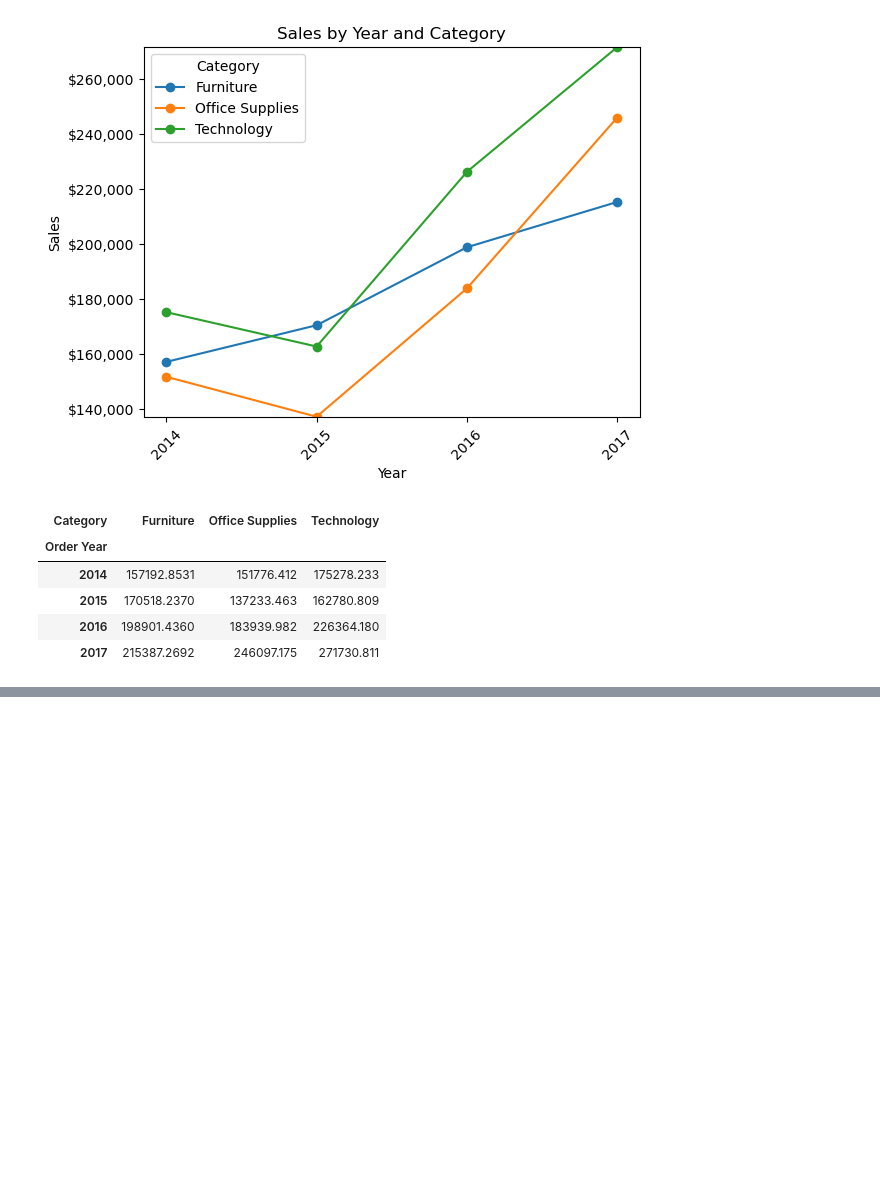
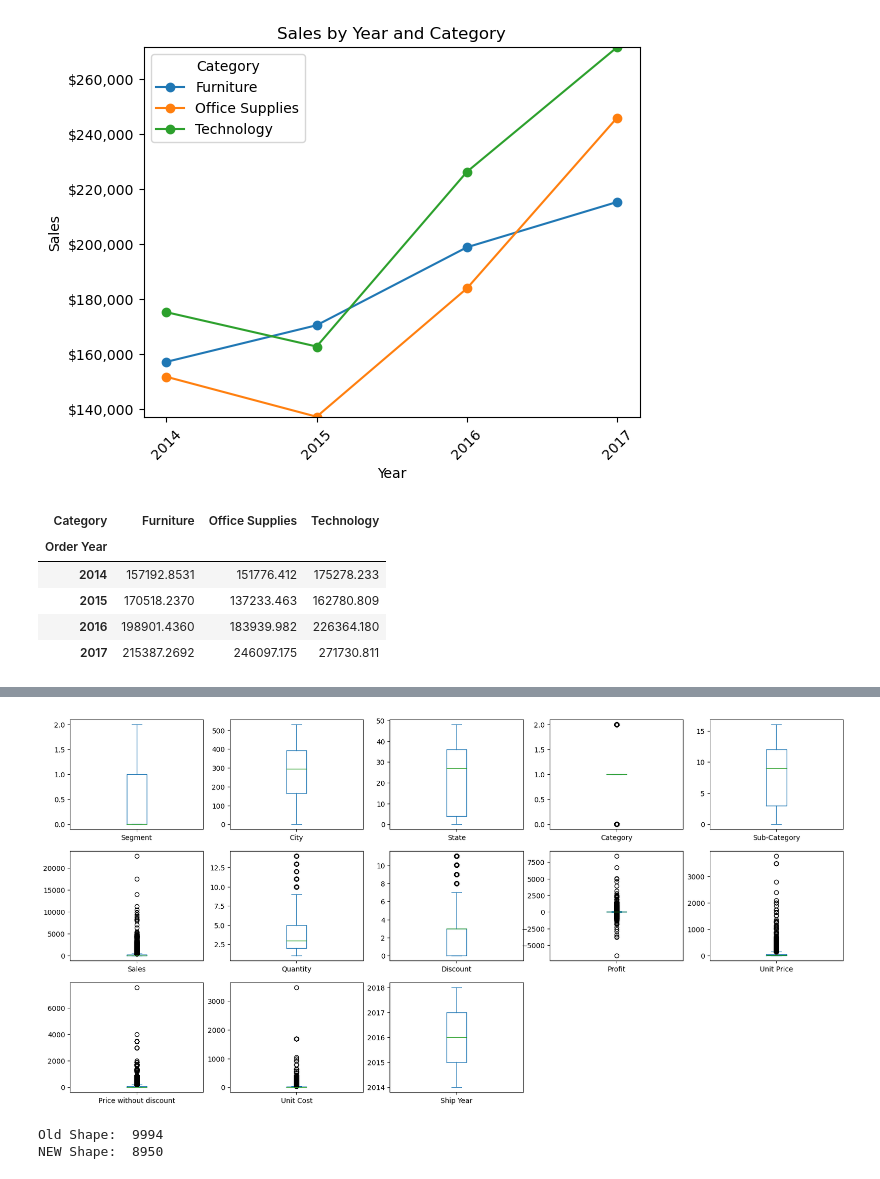
Before and after one commit to jmpealy/project-4-ML-integration, a Jupyter notebook: main.ipynb, the cells around one changed output, grey strips where cells are left out. Saved outputs shown, nothing was run; the diff lists cells and outputs as text; code cells hidden in the pictures; blank space fills up the shorter version.

```diff
--- a/main.ipynb
+++ b/main.ipynb
@@ -230,0 +252,16 @@ Order Year                1.000000
+# %%
+df.plot(kind='box', subplots=True, figsize=(20,20), layout=(6,5))
+plt.show()
+# %% [output]
+[figure, added]
+# %%
+#deleting some of the outliers
+print("Old Shape: ", df.shape[0])
+df.drop(index= df[(df['Sales'] > 12000)].index, inplace=True)
+df.drop(index= df[(df['Profit'] > 5000) | (df['Profit'] < -3000)].index, inplace=True)
+df.drop(index= df[(df['Discount'] >= 7)].index, inplace=True)
+df.drop(index= df[(df['Quantity'] > 10)].index, inplace=True)
+print("NEW Shape: ", df.shape[0])
+# %% [output]
+Old Shape:  9994
+NEW Shape:  8950
```
Also changed, not shown: parts of 7 cells of this notebook.
